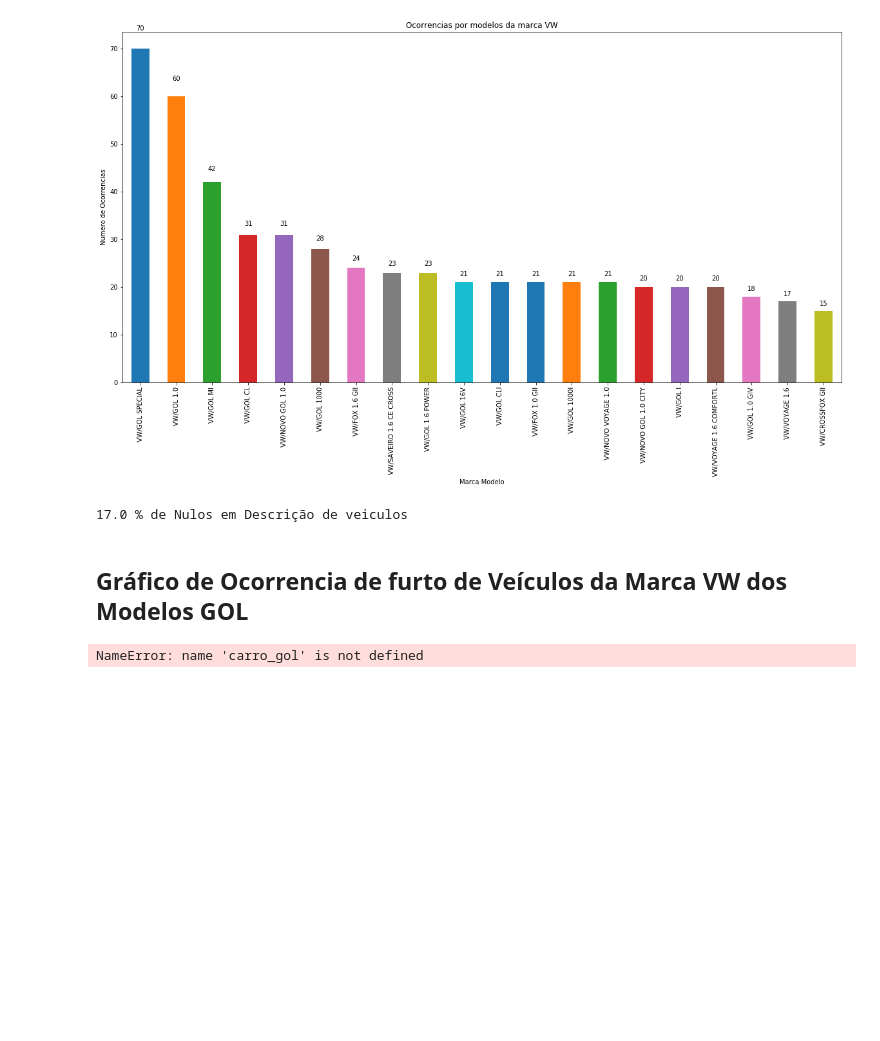
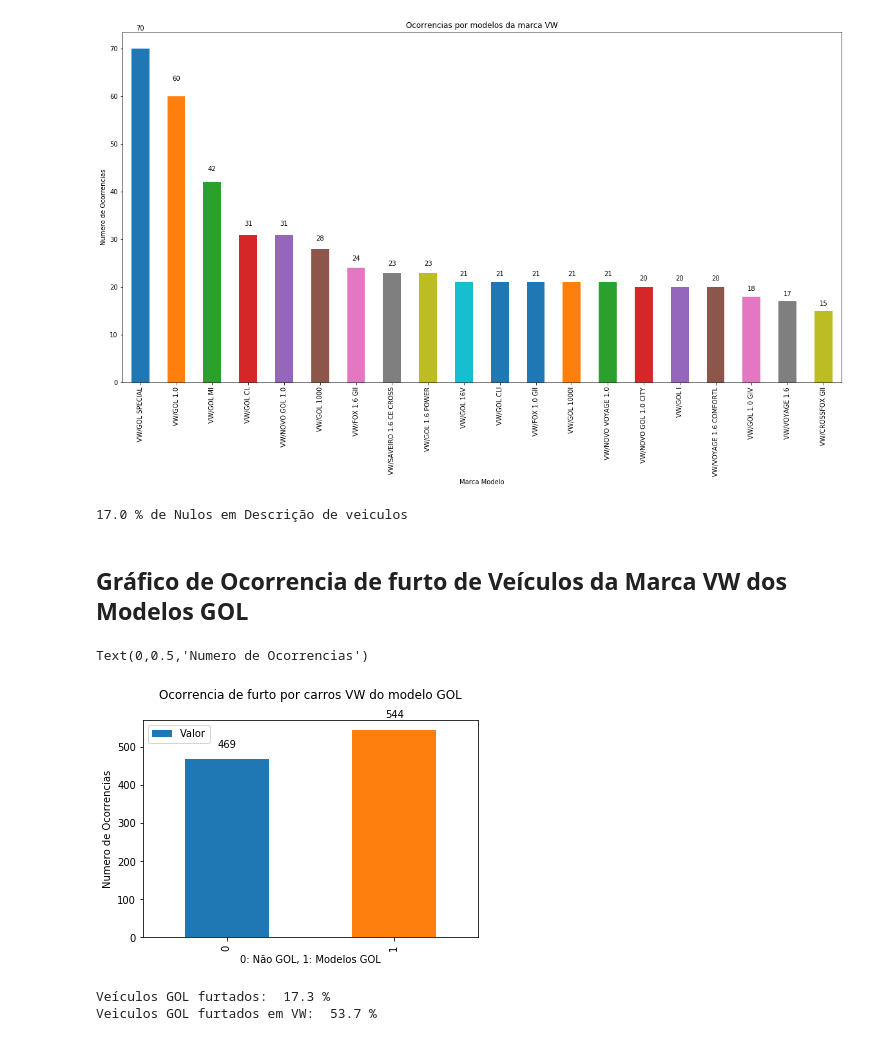
Before and after one commit to skatesham/pandas-datascience-sjc-vehicle-theft-stats, a Jupyter notebook: Trabalho de IA - Analise Furto de Carros por Cores - Com Gráfico Pronto.ipynb, the cells around one changed output. Cells and saved outputs as stored; diff of their text form; code cells hidden in the pictures; blank space fills up the shorter version.

Commit message:
tabalho 2 IA - dados publicos
furto de veiculos 2017 na regiao de sjdc

```diff
--- a/Trabalho de IA - Analise Furto de Carros por Cores - Com Gráfico Pronto.ipynb
+++ b/Trabalho de IA - Analise Furto de Carros por Cores - Com Gráfico Pronto.ipynb
@@ -251,21 +251,22 @@ print(((df.isna().sum().DESCR_MARCA_VEICULO / positivos)*1000).round()/10, "% de
 # %%
 #separando Marca VM os nomes
 gol = df[df.marca == 'VW']['DESCR_MARCA_VEICULO'].reset_index()
 # Criando Coluna com valores de modelo GOL
 gol['GOL'] = gol['DESCR_MARCA_VEICULO'].str.find("GOL")
 #criando variaveis com valores de quantidade gol's por VW
 carros_gol = gol[gol.GOL != -1].count()
 carros_nao_gol = gol[gol.GOL == -1].count()
 #Resolução do gráfico
-d = {'Explicacao': ["Carro Não GOL",'Carros GOL'], "Valor":[carros_nao_gol.GOL,carro_gol.GOL]}
+d = {'Explicacao': ["Carro Não GOL",'Carros GOL'], "Valor":[carros_nao_gol.GOL,carros_gol.GOL]}
 d = pd.DataFrame(data=d)
 #Plotando Gráfico
 ax = d.Valor.plot('bar',legend=True, title="Ocorrencia de furto por carros VW do modelo GOL\n")
 # Inserindo valores no gráfico
 autolabel(ax.patches)
 # Configurando nome para lacuna de X
 ax.set_xlabel("0: Não GOL, 1: Modelos GOL")
 # Configurando nome para lacuna de Y
 ax.set_ylabel("Numero de Ocorrencias")
 # %% [output]
-NameError: name 'carro_gol' is not defined
+Text(0,0.5,'Numero de Ocorrencias')
+[figure, added]
@@ -275,3 +273,9 @@ print(((carro_gol.GOL/positivos)*1000).round()/10, "% de Carros GOL furtados do
+# %%
+print("Veículos GOL furtados: ",((carros_gol.GOL/positivos)*1000).round()/10,"%")
+print("Veiculos GOL furtados em VW: ",(int((carros_gol.GOL/(carros_gol.GOL+carros_nao_gol.GOL))*1000)/10),"%")
+# %% [output]
+Veículos GOL furtados:  17.3 %
+Veiculos GOL furtados em VW:  53.7 %
 # %%
 #separando Marca VM os nomes
 uno = df[df.marca == 'FIAT']['DESCR_MARCA_VEICULO'].reset_index()
```
Also changed, not shown: parts of 3 cells of this notebook.
